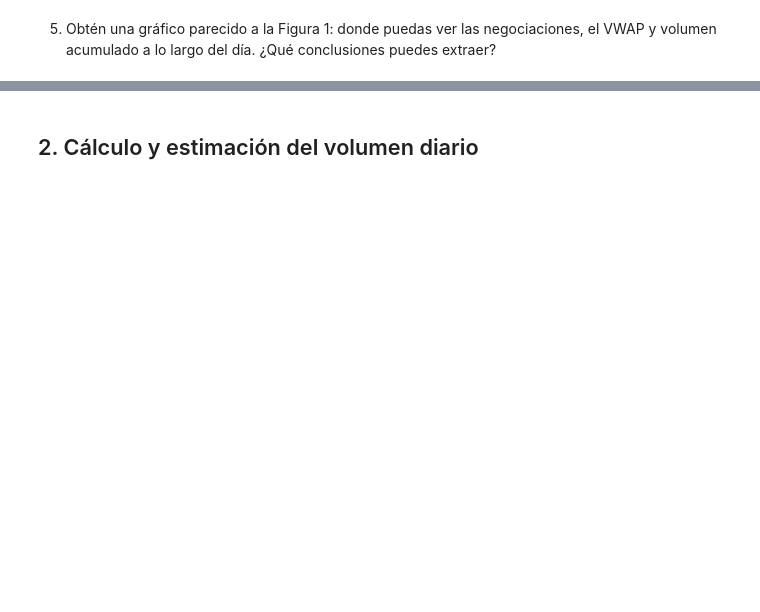
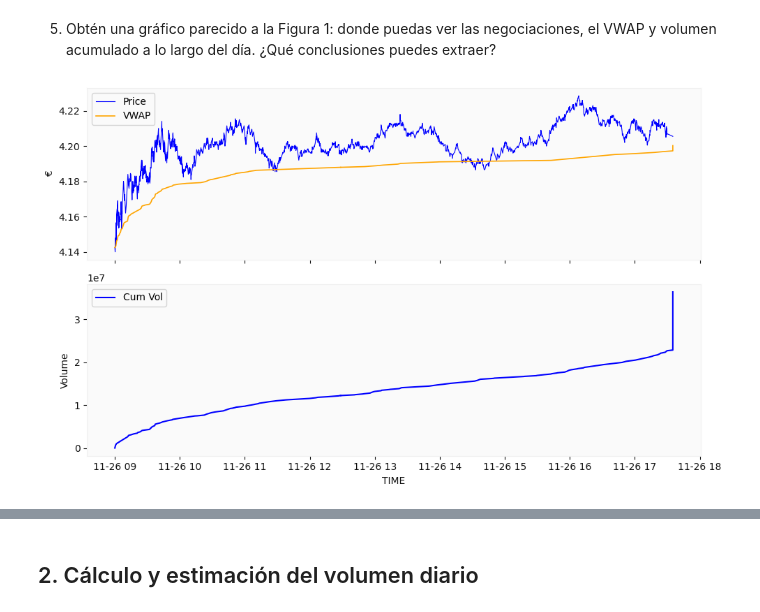
Before and after one commit to lucia-corsan/IAA-Finance, a Jupyter notebook: Labs/Lab 2/Lab2.ipynb, the cells around one changed output, grey strips where cells are left out. Drawn from its saved outputs; the diff is of its cells as text; code cells hidden in the pictures; blank space fills up the shorter version.

```diff
--- a/Labs/Lab 2/Lab2.ipynb
+++ b/Labs/Lab 2/Lab2.ipynb
@@ -64,3 +123,19 @@ diarias y mensuales.
 # %% [markdown]
 4. Para un día elegido por ti, calcula el precio ponderado por volumen (VWAP) desde el
 inicio del día, en cada instante de tiempo.
+# %%
+# Elegir un día específico (modifica la fecha según tus datos)
+fecha_elegida = "2018-11-26"  # Formato YYYY-MM-DD
+
+# Filtrar los datos para la fecha elegida
+df_dia = df_final[df_final.index.date == pd.to_datetime(fecha_elegida).date()].copy()
+
+# Asegurar que la columna "VOLUMEN" existe y no tiene valores nulos
+if "VOLUMEN" not in df_dia.columns or df_dia["VOLUMEN"].isna().all():
+    raise ValueError("La columna 'VOLUMEN' no está presente o tiene solo valores nulos.")
+
+# Calcular el precio ponderado por volumen (VWAP)
+df_dia["CUM_VOL"] = df_dia["VOLUMEN"].cumsum()
+df_dia["CUM_PRECIO_VOL"] = (df_dia["PRECIO"] * df_dia["VOLUMEN"]).cumsum()
+df_dia["VWAP"] = df_dia["CUM_PRECIO_VOL"] / df_dia["CUM_VOL"]
+df_dia
@@ -67,3 +157,28 @@ inicio del día, en cada instante de tiempo.
 # %% [markdown]
 5. Obtén una gráfico parecido a la Figura 1: donde puedas ver las negociaciones, el VWAP
 y volumen acumulado a lo largo del día. ¿Qué conclusiones puedes extraer?
+# %%
+import matplotlib.pyplot as plt
+
+# Crear la figura y los subgráficos
+fig, ax1 = plt.subplots(2, 1, figsize=(10, 6), sharex=True)
+
+# Gráfico superior: Precio y VWAP
+ax1[0].plot(df_dia.index, df_dia["PRECIO"], label="Price", color="blue", linewidth=0.8)
+ax1[0].plot(df_dia.index, df_dia["VWAP"], label="VWAP", color="orange", linewidth=1.2)
+ax1[0].set_ylabel("€")
+ax1[0].legend()
+ax1[0].grid()
+
+# Gráfico inferior: Volumen acumulado
+ax1[1].plot(df_dia.index, df_dia["CUM_VOL"], label="Cum Vol", color="blue")
+ax1[1].set_ylabel("Volume")
+ax1[1].set_xlabel("TIME")
+ax1[1].legend()
+ax1[1].grid()
+
+# Mostrar la figura
+plt.tight_layout()
+plt.show()
+# %% [output]
+[figure, added]
```
Also changed, not shown: parts of 10 cells of this notebook.
